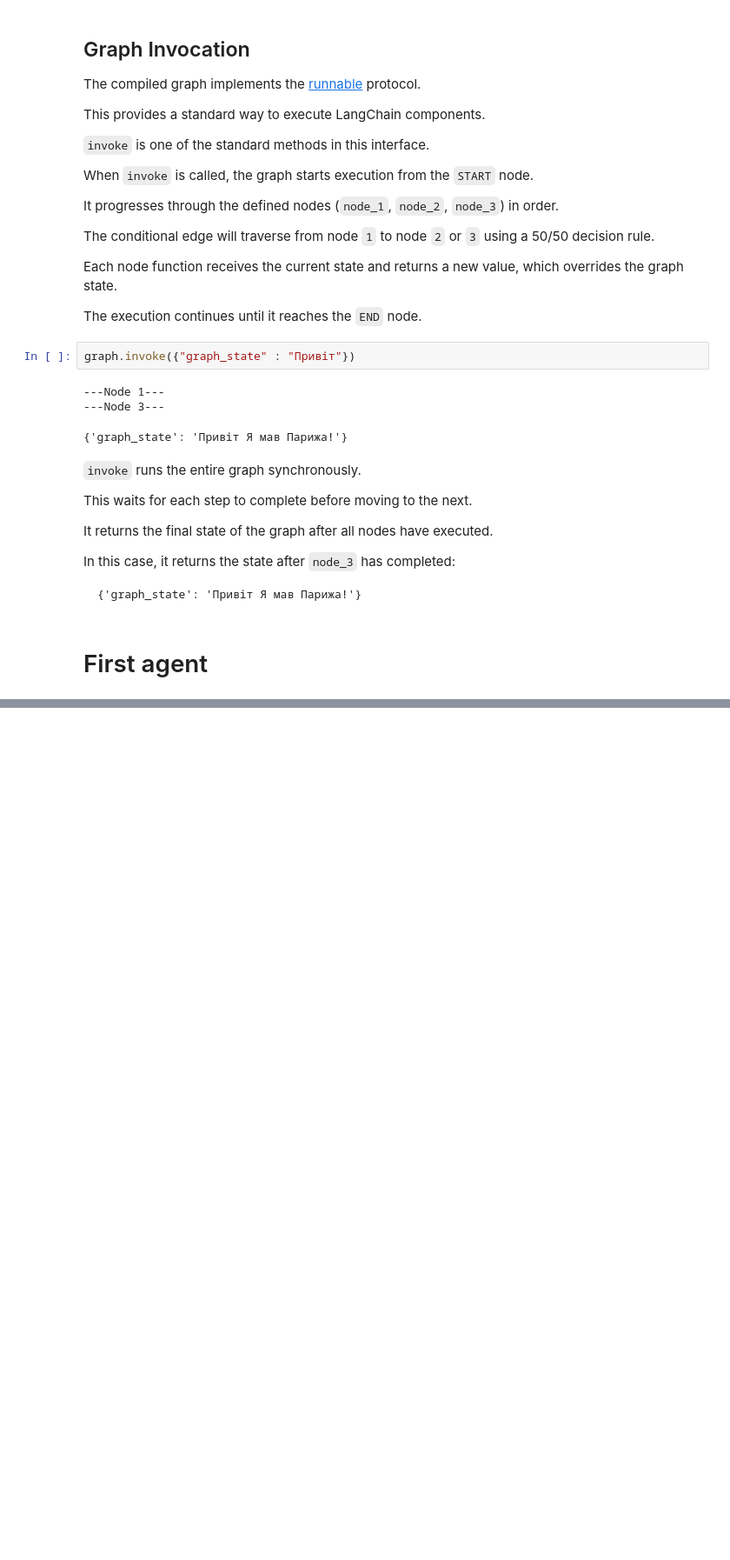
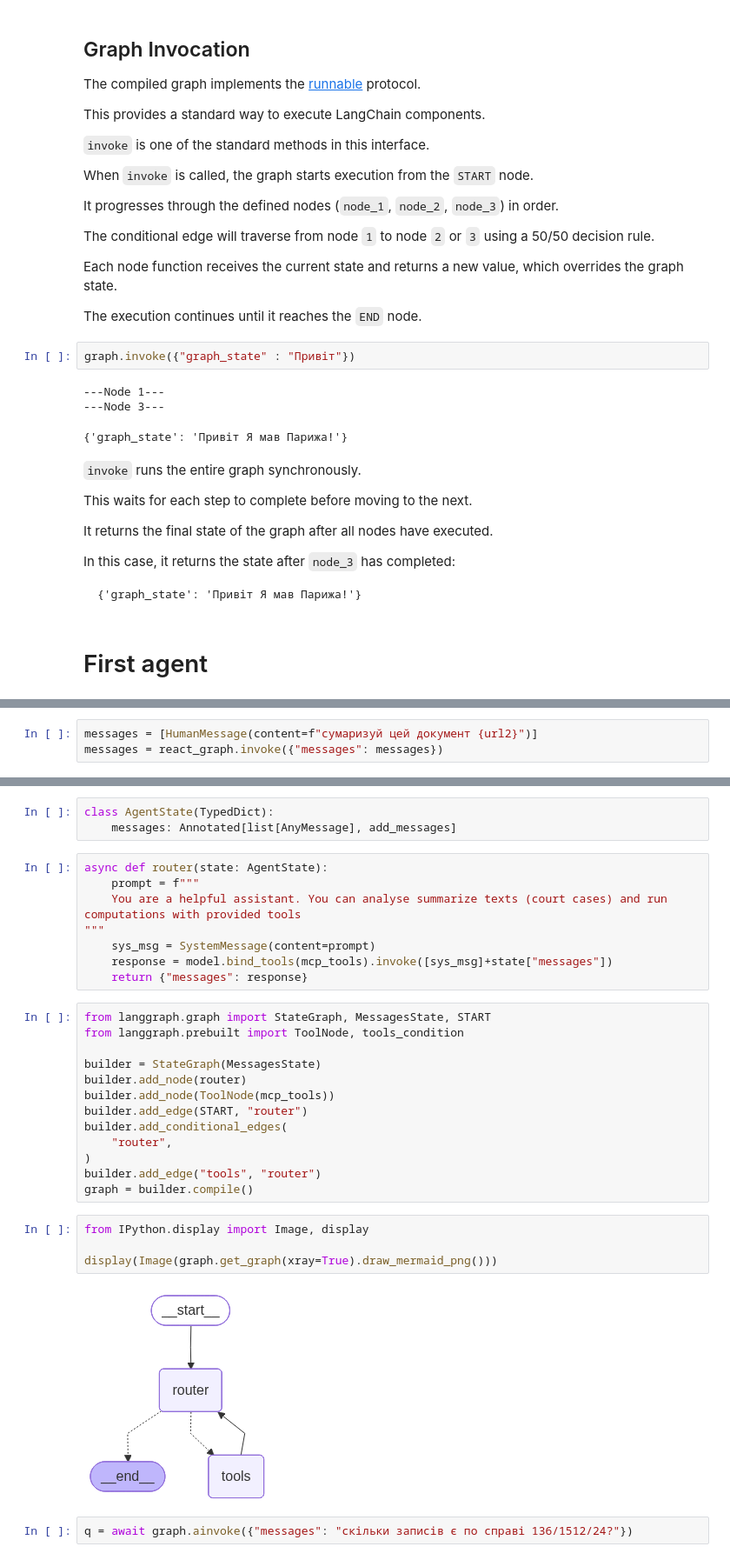
Before and after one commit to kaliani/vibe-judges, a Jupyter notebook: notebooks/simple-graph.ipynb, the cells around one changed output, grey strips where cells are left out. Shown: that part at 87% size. Drawn from its saved outputs; the diff is of its cells as text; blank space fills up the shorter version.

```diff
--- a/notebooks/simple-graph.ipynb
+++ b/notebooks/simple-graph.ipynb
@@ -240,0 +338,3 @@ first_agent.invoke({"url": HumanMessage(content=url)})
+# %%
+messages = [HumanMessage(content=f"сумаризуй цей документ {url2}")]
+messages = react_graph.invoke({"messages": messages})
@@ -240,0 +407,32 @@ first_agent.invoke({"url": HumanMessage(content=url)})
+# %%
+class AgentState(TypedDict):
+    messages: Annotated[list[AnyMessage], add_messages]
+# %%
+async def router(state: AgentState):
+    prompt = f"""
+    You are a helpful assistant. You can analyse summarize texts (court cases) and run computations with provided tools
+"""
+    sys_msg = SystemMessage(content=prompt)
+    response = model.bind_tools(mcp_tools).invoke([sys_msg]+state["messages"])
+    return {"messages": response}
+# %%
+from langgraph.graph import StateGraph, MessagesState, START
+from langgraph.prebuilt import ToolNode, tools_condition
+
+builder = StateGraph(MessagesState)
+builder.add_node(router)
+builder.add_node(ToolNode(mcp_tools))
+builder.add_edge(START, "router")
+builder.add_conditional_edges(
+    "router",
+)
+builder.add_edge("tools", "router")
+graph = builder.compile()
+# %%
+from IPython.display import Image, display
+
+display(Image(graph.get_graph(xray=True).draw_mermaid_png()))
+# %% [output]
+[figure, added]
+# %%
+q = await graph.ainvoke({"messages": "скільки записів є по справі 136/1512/24?"})
```
Also changed, not shown: parts of 30 cells of this notebook, 3 other files.
